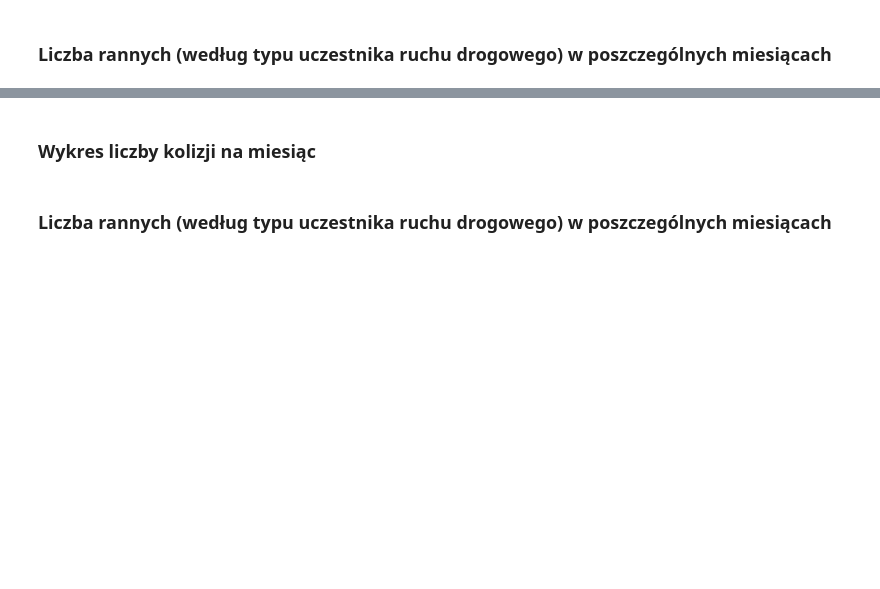
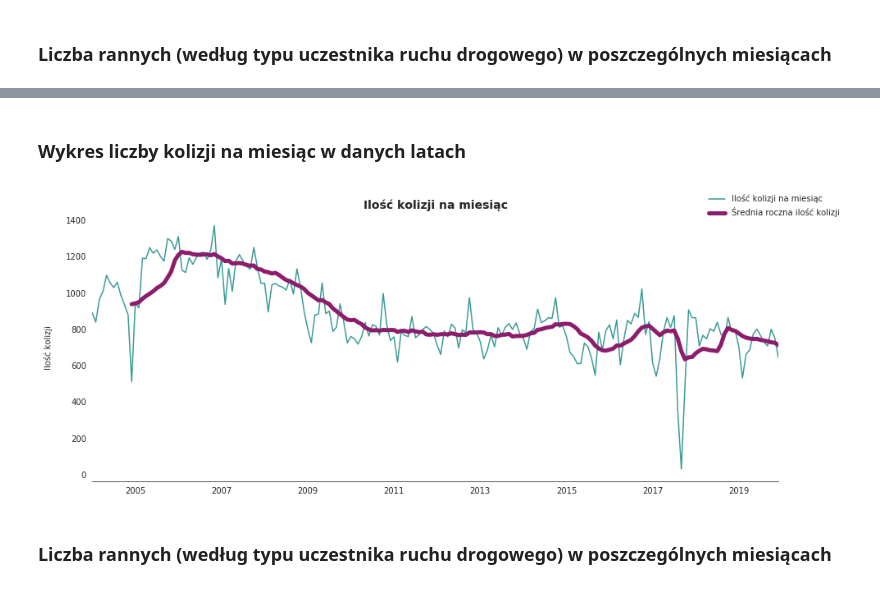
Before and after one commit to infoshareacademy/jdsz5-matrix, a Jupyter notebook: Python/app.ipynb, the cells around one changed output, grey strips where cells are left out. Drawn from its saved outputs; the diff is of its cells as text; code cells hidden in the pictures; blank space fills up the shorter version.

Commit message:
Zmodyfikowano pliki symulacje, functions, app. Dodano plik wykresy cd.

```diff
--- a/Python/app.ipynb
+++ b/Python/app.ipynb
@@ -66,7 +94,9 @@ ranni_uczestnik_ruchu (df)
 # %% [markdown]
-### Wykres liczby kolizji na miesiąc
+### Wykres liczby kolizji na miesiąc w danych latach
 # %%
-kolizje_miesiac(df_prognozy)
+kolizje_lata(df_prognozy)
+# %% [output]
+[figure, added]
 # %% [markdown]
 ### Liczba rannych (według typu uczestnika ruchu drogowego) w poszczególnych miesiącach
 # %%
```
Also changed, not shown: parts of 18 cells of this notebook, 3 other files.
